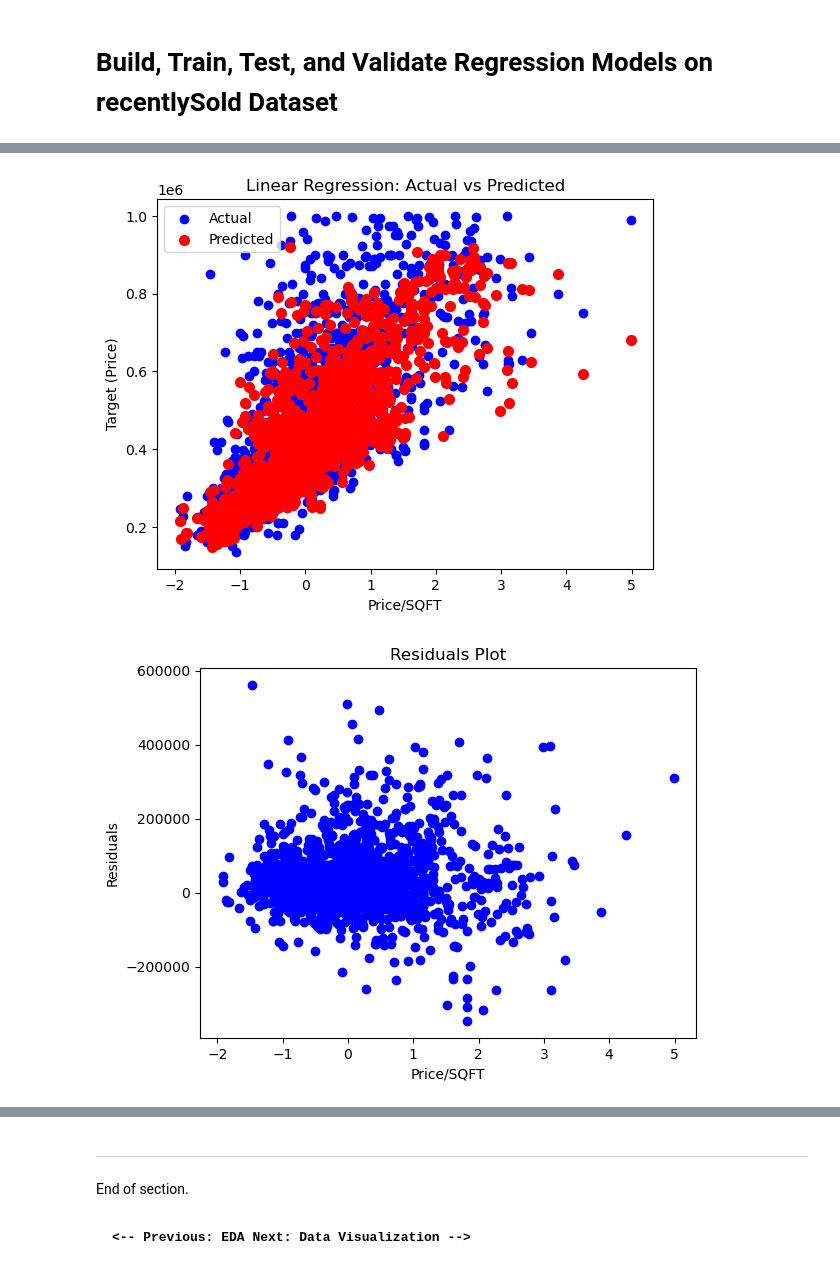
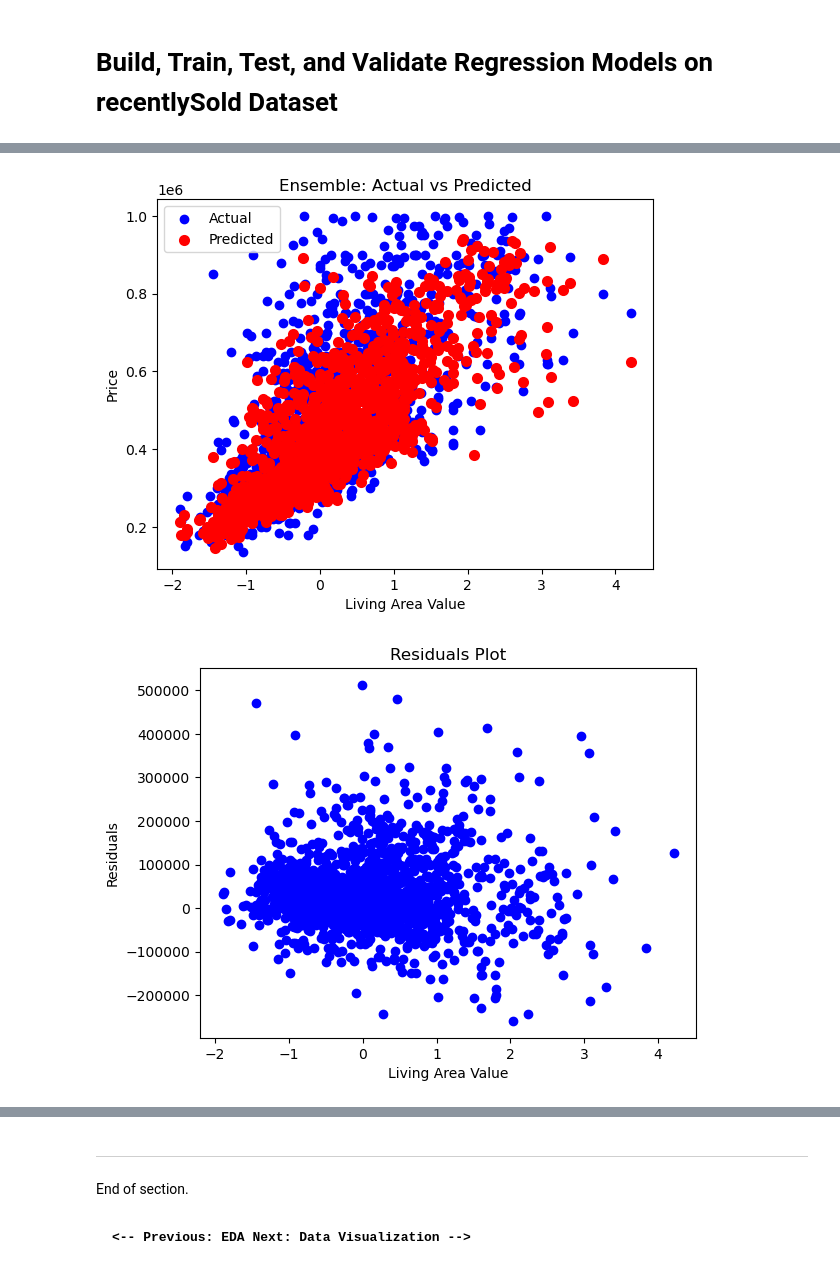
Before and after one commit to Jonathan-Tiede/RealEstate_Recommender, a Jupyter notebook: dataPrediction.ipynb, the cells around one changed output, grey strips where cells are left out. Drawn from its saved outputs; the diff is of its cells as text; code cells hidden in the pictures.

```diff
--- a/dataPrediction.ipynb
+++ b/dataPrediction.ipynb
@@ -445,7 +401,16 @@ X_train, X_test, y_train, y_test = train_test_split(X_recentlySold, y_recentlySo
 - GET RID OF ZIPCODE AND REPLACE WITH VALUES SUCH AS POPULATION, AVERAGE INCOME, AVERAGE FAMILY SIZE, ETC.
 '''
 
-scaler = RobustScaler()
-X_train.iloc[:,0:11] = scaler.fit_transform(X_train.iloc[:,0:11]) # Make sure no dummy features are present here.
-X_test.iloc[:,0:11] = scaler.transform(X_test.iloc[:,0:11])
-X_forSale.iloc[:,0:11] = scaler.transform(X_forSale.iloc[:,0:11])
+scaler_x = RobustScaler()
+X_train.iloc[:,0:11] = scaler_x.fit_transform(X_train.iloc[:,0:11]) # Make sure no dummy features are present here.
+X_test.iloc[:,0:11] = scaler_x.transform(X_test.iloc[:,0:11])
+X_forSale.iloc[:,0:11] = scaler_x.transform(X_forSale.iloc[:,0:11])
+
+'''Currently not working'''
+# y_train = y_train.values
+# y_test = y_test.values
+# y_forSale = y_forSale.values
+# scaler_y = RobustScaler()
+# y_train = scaler_y.fit_transform(y_train.reshape(len(y_train), 1))
+# y_test = scaler_y.transform(y_test.reshape(len(y_test), 1))
+# y_forSale = scaler_y.transform(y_forSale.reshape(len(y_forSale), 1))
@@ -799,51 +1039,54 @@ Adjusted R2 Score:  0.7640459679254203
 # %%
 '''
-Run RandomForest() Model on forSale Data
+Run Ensemble Model on forSale Data
 '''
 
-y_pred = best_randFor.predict(X_forSale)
 
-print('Test Metrics:')
-score_lr = best_randFor.score(X_forSale, y_pred) # this value is the best score on TESTING data!!
-print("Testing R_Squared: ", score_lr)
-Testing_R2.append(score_lr)
-score_lr = mean_squared_error(y_forSale, y_pred)
-print("MSE: ", score_lr)
-tMSE.append(score_lr)
-score_lr = np.sqrt(score_lr)
-print("RMSE: ", score_lr)
-tRMSE.append(score_lr)
+y_pred = (best_randFor.predict(X_forSale) + best_xgb_model.predict(X_forSale)) / 2
+# y_pred = best_xgb_model.predict(X_forSale)
+
+
+# Adding predicted price and price difference to dataframe
+df_forSale['predPrice_ensemble'] = y_pred
+df_forSale['priceDiff_ensemble'] = df_forSale['predPrice_ensemble'] - df_forSale['price']
+
+
+print('Execution Metrics:')
+# score_lr = best_xgb_model.score(X_forSale, y_pred) # this value is the best score on TESTING data!!
+# print("Testing R_Squared: ", score_lr)
+Execution_R2.append(None)
+score_lr = np.sqrt(mean_squared_error(y_forSale, y_pred))
+score_lr = score_lr/np.mean(y_train) # <-- Scatter Index. Less than 10% is good. Less than 5% is GREAT. Less than 30% with an adjusted R2 score of > 75% is a win.
+print('Scatter Index: ', score_lr)
 score_lr = mean_absolute_error(y_forSale, y_pred)
 print("MAE: ", score_lr)
-tMAE.append(score_lr)
+eMAE.append(score_lr)
 score_lr = mean_absolute_percentage_error(y_forSale, y_pred)
 print("MAPE: ", score_lr)
-tMAPE.append(score_lr)
-# score_lr = mean_squared_log_error(y_forSale.iloc[0:-1], y_pred[0:-1])
-# print("MSLE: ", score_lr)
-tMSLE.append(score_lr)
+eMAPE.append(score_lr)
 score_lr = r2_score(y_forSale, y_pred)
 n = len(y_forSale)
 k = X_forSale.shape[1]
 score_lr = 1 - ((1-score_lr) * (n-1) / (n-k-1))
 print("Adjusted R2 Score: ", score_lr)
+AExecution_R2.append(score_lr)
 print('')
 
 
 # Visualize the results
-plt.scatter(X_forSale.iloc[:,1], y_forSale, color='blue', label='Actual')
-plt.scatter(X_forSale.iloc[:,1], y_pred, color='red', linewidth=2, label='Predicted')
-plt.xlabel('Price/SQFT')
-plt.ylabel('Target (Price)')
-plt.title('Linear Regression: Actual vs Predicted')
+plt.scatter(X_forSale['livingAreaValue'].values, y_forSale, color='blue', label='Actual')
+plt.scatter(X_forSale['livingAreaValue'].values, y_pred, color='red', linewidth=2, label='Predicted')
+plt.xlabel('Living Area Value')
+plt.ylabel('Price')
+plt.title('Ensemble: Actual vs Predicted')
 plt.legend()
 plt.show()
 
 # Plot errors
 residuals = y_forSale - y_pred
 # Scatter plot of residuals
-plt.scatter(X_forSale.iloc[:,1], residuals, color='blue', marker='o')
-plt.xlabel('Price/SQFT')
+plt.scatter(X_forSale['livingAreaValue'].values, residuals, color='blue', marker='o')
+plt.xlabel('Living Area Value')
 plt.ylabel('Residuals')
 plt.title('Residuals Plot')
 plt.show()
@@ -865,2 +1106,2 @@ Adjusted R2 Score:  0.7354988621489036
-[figure, old version]
+[figure, new version]
-[figure, old version]
+[figure, new version]
```
Also changed, not shown: parts of 28 cells of this notebook, 3 other files.
